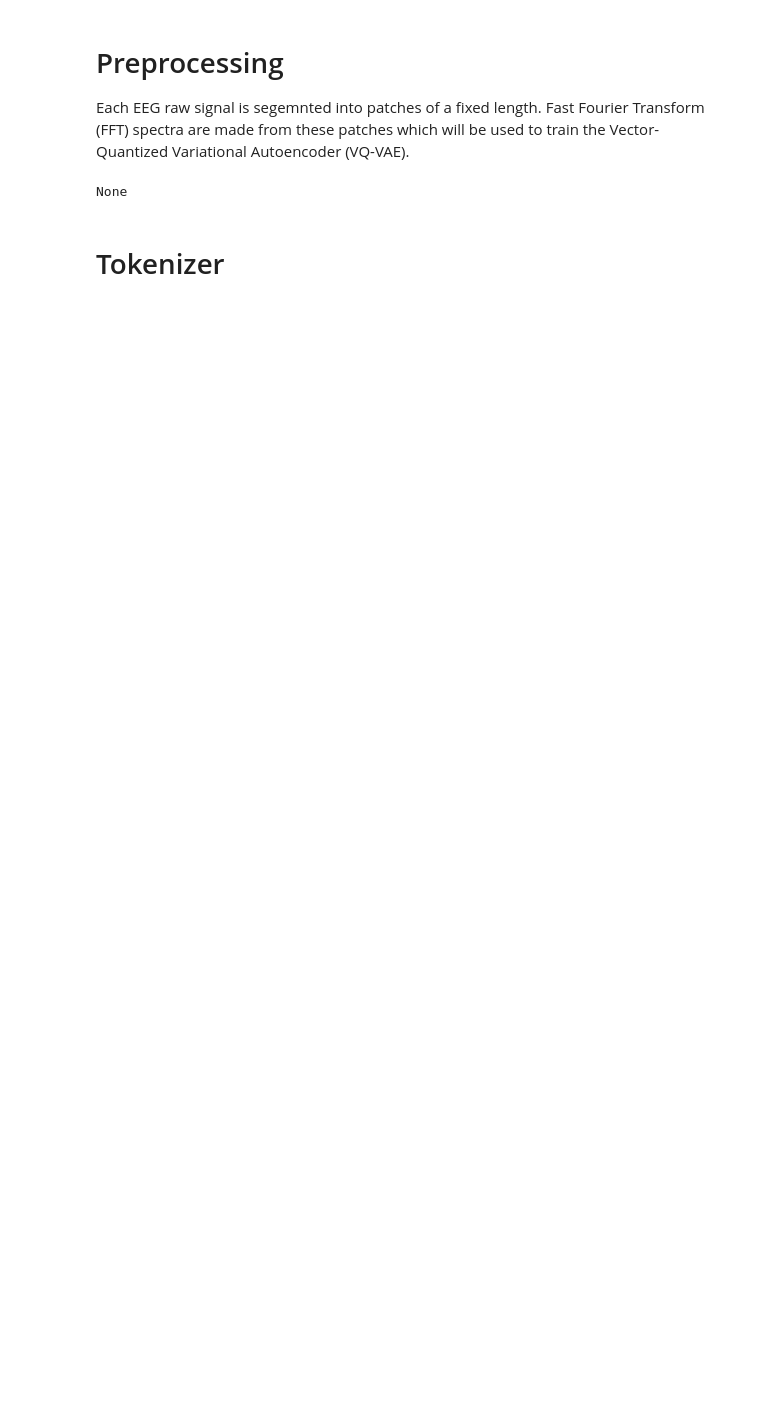
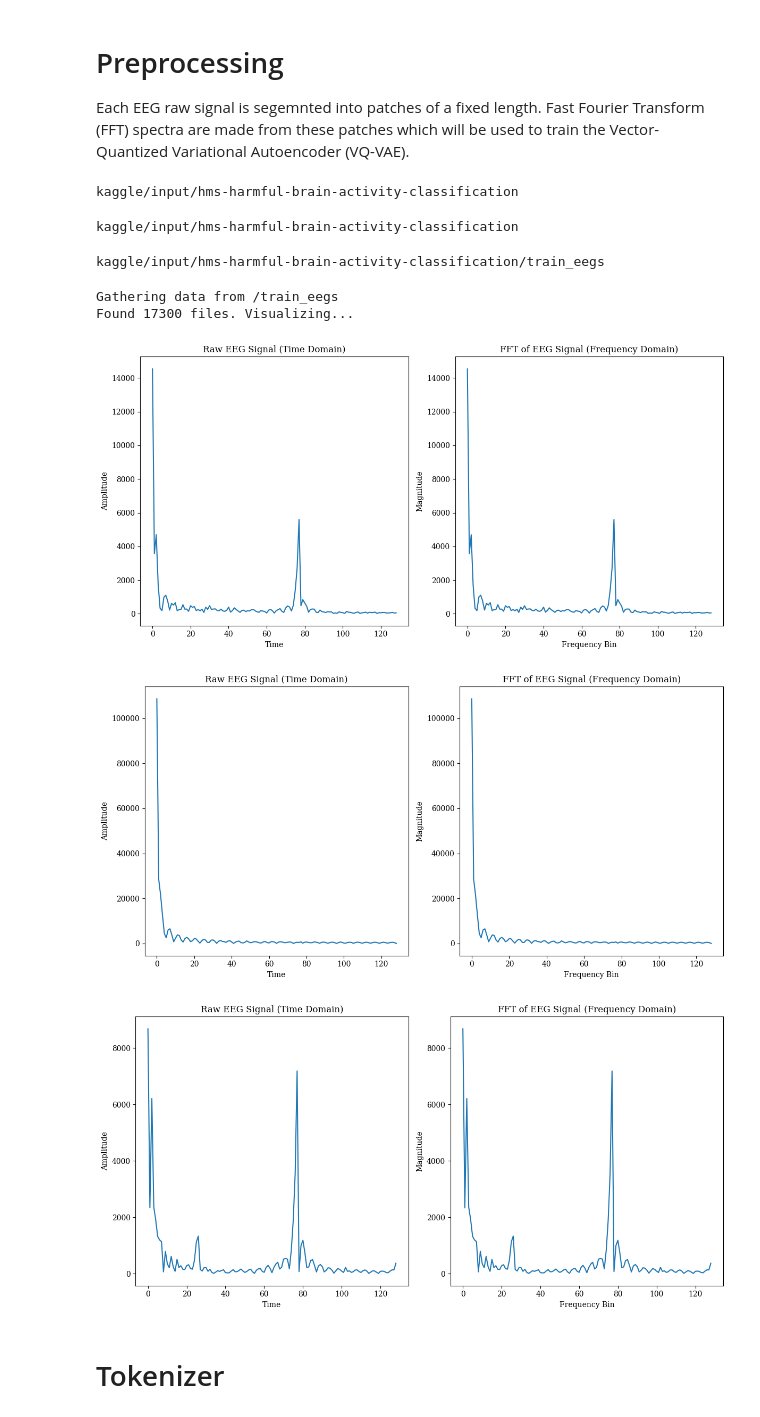
Before and after one commit to tristan-day-research/NeuroStorm_seizure_detection, a Jupyter notebook: NeuroStorm.ipynb, the cells around one changed output. Saved outputs shown, nothing was run; the diff lists cells and outputs as text; code cells hidden in the pictures; blank space fills up the shorter version.

Commit message:
Re-writing data loading and FFT

```diff
--- a/NeuroStorm.ipynb
+++ b/NeuroStorm.ipynb
@@ -97,10 +93,20 @@ None
 # %% [markdown]
 # Preprocessing
 Each EEG raw signal is segemnted into patches of a fixed length. Fast Fourier Transform (FFT) spectra are made from these patches which will be used to train the Vector-Quantized Variational Autoencoder (VQ-VAE).
-# %%
-# bucket_name = os.getenv('GCP_EEG_BUCKET_NAME')
-!echo $GCP_EEG_BUCKET_NAME
-
-print(bucket_name)
-# %% [output]
-None
+# %%
+print(gcp_file_prefix)
+# %% [output]
+kaggle/input/hms-harmful-brain-activity-classification
+# %%
+gcp_file_prefix = userdata.get('EEG_GCP_FILEPATH')
+print(gcp_file_prefix)
+
+gcp_file_path = gcp_file_prefix + '/train_eegs'
+# %% [output]
+kaggle/input/hms-harmful-brain-activity-classification
+# %%
+gcp_file_path = gcp_file_prefix.rstrip('/') + '/train_eegs'
+
+print(gcp_file_path)
+# %% [output]
+kaggle/input/hms-harmful-brain-activity-classification/train_eegs
@@ -107,62 +116,59 @@ None
 # %%
-import torch
-import matplotlib.pyplot as plt
+# gcp_filepath and gcp_bucket_name are environmental variable that are defined in setup.py
+
 from src.data_and_FFT import EEGDataset
 
-# Visualization Function (Separate from Data Loader)
-def visualize_eeg_and_fft(eeg_tensor, fft_tensor, fft_size, sample_idx=0):
-    raw_signal = eeg_tensor[sample_idx, :, 0].cpu().numpy()  # [patch_size]
-    fft_signal = fft_tensor[sample_idx, :, 0].cpu().numpy()  # [fft_size // 2 + 1]
+import importlib
+from src import data_and_FFT
 
-    plt.figure(figsize=(12, 6))
-    plt.subplot(1, 2, 1)
-    plt.plot(raw_signal)
-    plt.title("Raw EEG Signal (Time Domain)")
-    plt.xlabel("Time")
-    plt.ylabel("Amplitude")
+# Force reload of the module
+importlib.reload(data_and_FFT)
 
-    plt.subplot(1, 2, 2)
-    plt.plot(fft_signal)
-    plt.title("FFT of EEG Signal (Frequency Domain)")
-    plt.xlabel("Frequency Bin")
-    plt.ylabel("Magnitude")
-
-    plt.tight_layout()
-    plt.show()
-
+# Now import the class or functions
+from src.data_and_FFT import EEGDataset, visualize_eeg_and_fft
 
 # Parameters
-file_prefix = 'kaggle/input/hms-harmful-brain-activity-classification'
 patch_size = 200
 overlap = 50
 fft_size = 256
+data_dir = '/train_eegs'
+
+# Append the data_dir to the GCP file path prefix
+gcp_file_path = gcp_file_prefix.rstrip('/') + data_dir
+print(f"Gathering data from {data_dir}")
 
 
 # Load Dataset and Visualize
-def load_and_visualize_samples(bucket_name, file_prefix, patch_size, overlap, fft_size):
+def load_and_visualize_samples(bucket_name, gcp_file_path, patch_size, overlap, fft_size):
     dataset = EEGDataset(
         bucket_name=bucket_name,
-        file_prefix=file_prefix,
+        gcp_file_path=gcp_file_path,
         patch_size=patch_size,
         overlap=overlap,
         fft_size=fft_size
     )
 
     print(f"Found {len(dataset)} files. Visualizing...")
 
     for i in range(min(3, len(dataset))):  # Visualize 3 samples or fewer
         fft_data, mask = dataset[i]
         visualize_eeg_and_fft(fft_data, fft_data, fft_size)
 
 
 # Run Test
 load_and_visualize_samples(
     bucket_name=bucket_name,
-    file_prefix=file_prefix,
+    gcp_file_path=gcp_file_path,
     patch_size=patch_size,
     overlap=overlap,
     fft_size=fft_size
 )
+# %% [output]
+Gathering data from /train_eegs
+Found 17300 files. Visualizing...
+[figure, added]
+[figure, added]
+[figure, added]
 # %% [markdown]
 # Tokenizer
 # %%
```
Also changed, not shown: parts of 3 cells of this notebook.
